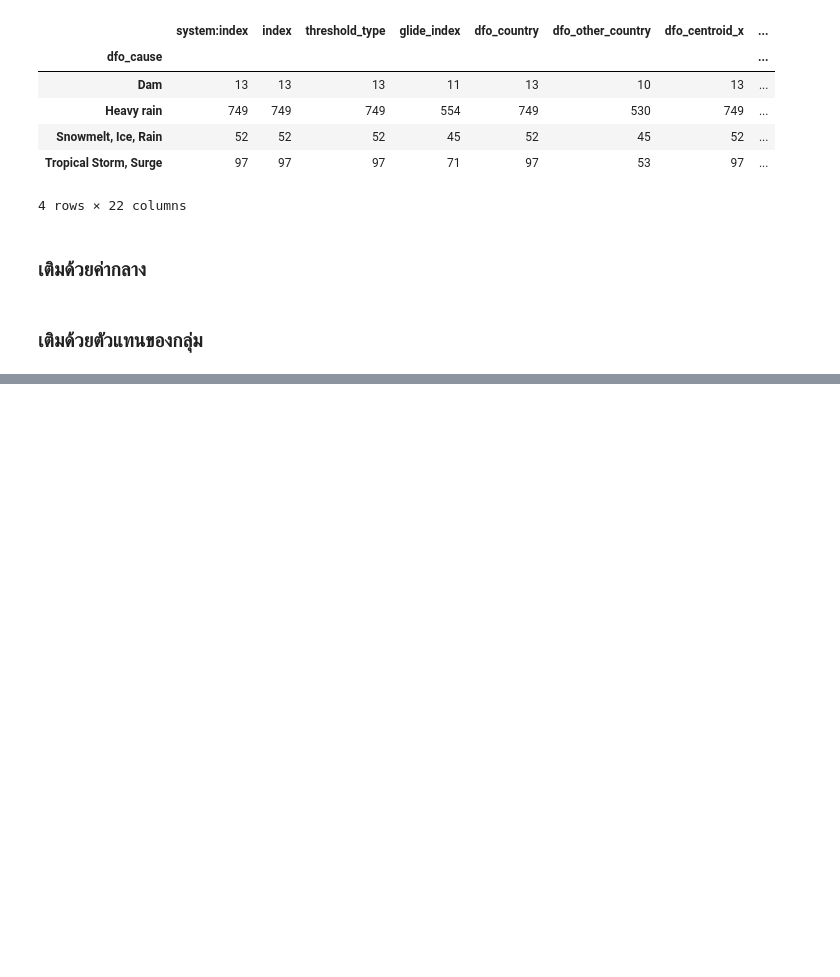
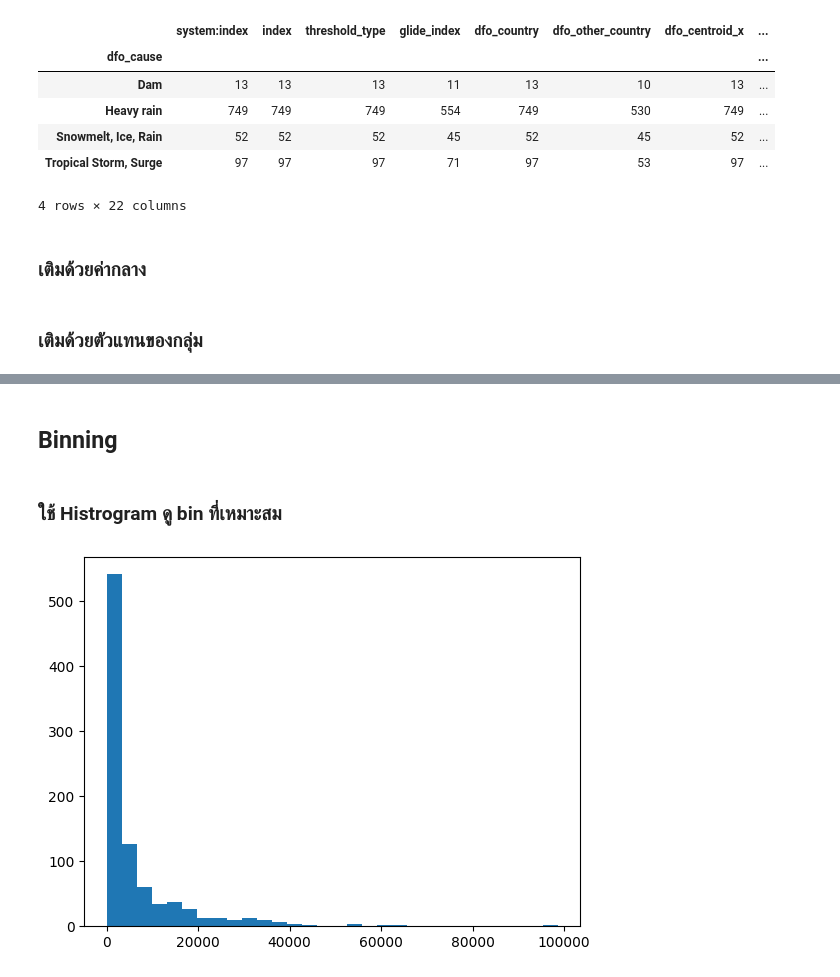
Before and after one commit to bugsotim/BSC_DPDM2025, a Jupyter notebook: CH3_Data_Prepocessing.ipynb, the cells around one changed output, grey strips where cells are left out. Cells and saved outputs as stored; diff of their text form; code cells hidden in the pictures; blank space fills up the shorter version.

```diff
--- a/CH3_Data_Prepocessing.ipynb
+++ b/CH3_Data_Prepocessing.ipynb
@@ -174,0 +203,8 @@ flood_sever2 = flood[flood['dfo_severity']==2.0]
+# %% [markdown]
+## Binning
+# %% [markdown]
+### ใช้ Histrogram ดู bin ที่เหมาะสม
+# %%
+outputhist = plt.hist(flood['gfd_area'],30);
+# %% [output]
+[figure, added]
```
Also changed, not shown: parts of 22 cells of this notebook.
